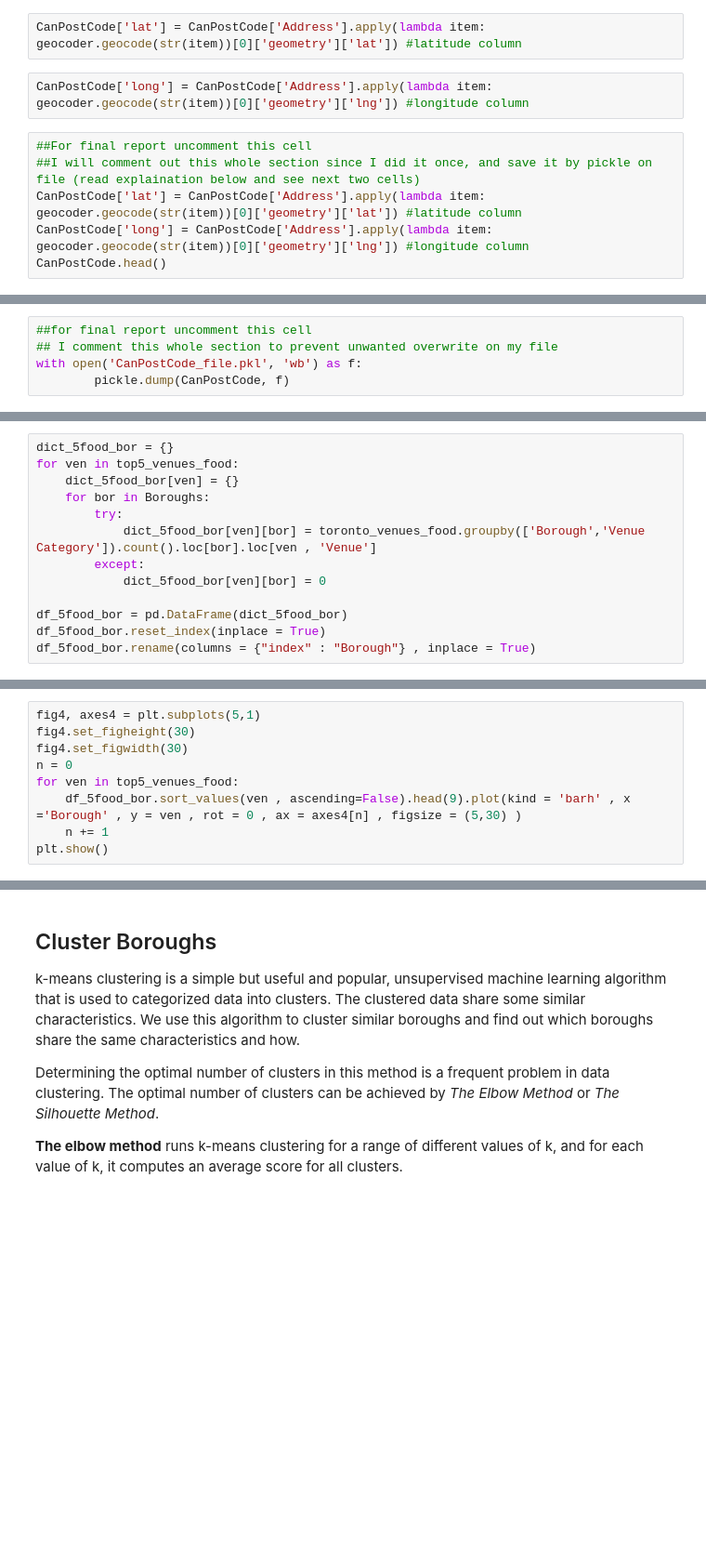
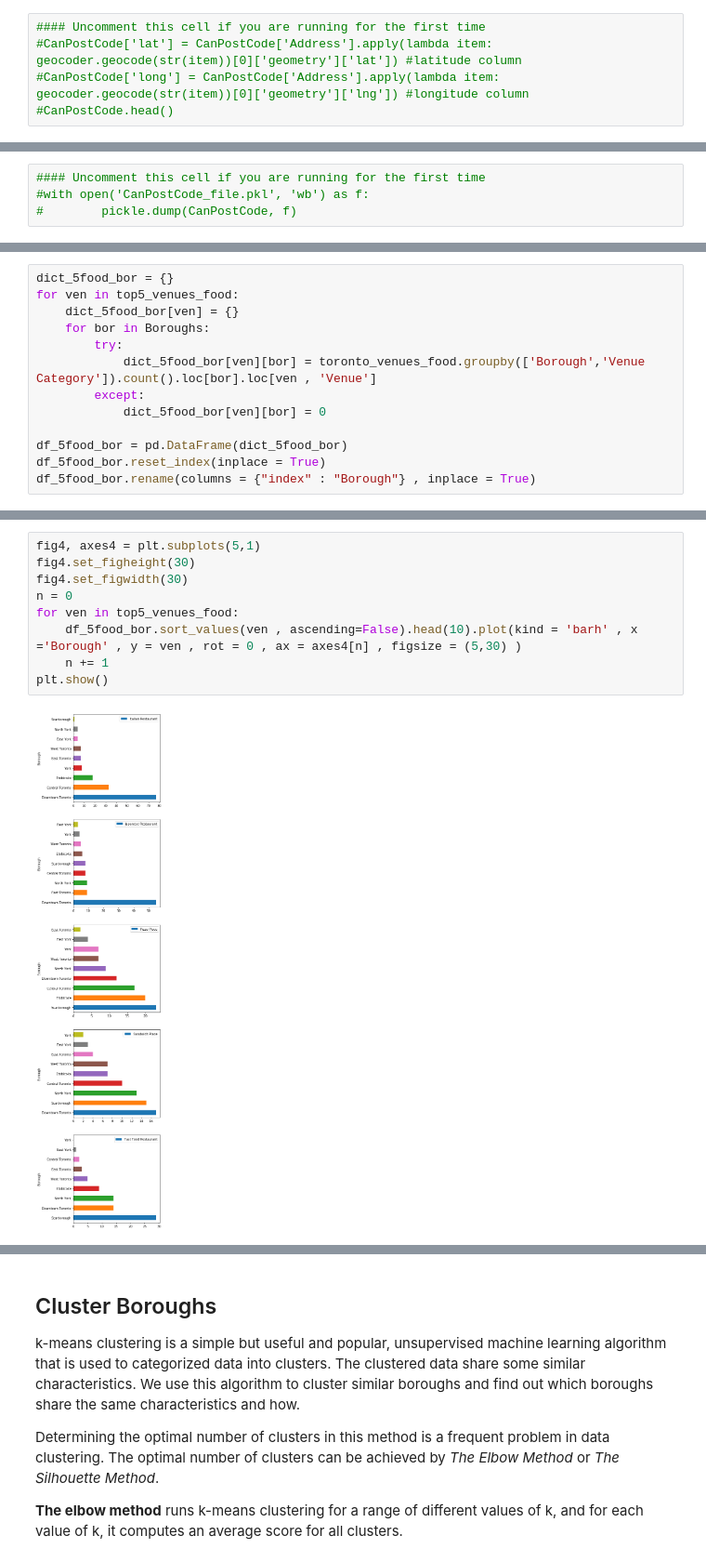
Before and after one commit to 1Mahraz/Coursera_Capstone, a Jupyter notebook: Exploring Toronto Neighborhood.ipynb, the cells around one changed output, grey strips where cells are left out. Shown at 93% size. Cells and saved outputs as stored; diff of their text form; blank space fills up the shorter version.

```diff
--- a/Exploring Toronto Neighborhood.ipynb
+++ b/Exploring Toronto Neighborhood.ipynb
@@ -228,22 +228,16 @@ CanPostCode.head()
 | 3 | M5A | Downtown Toronto | Harbourfront | Harbourfront, Downtown Toronto, T... |
 | 4 | M6A | North York | Lawrence Manor | Lawrence Manor, North York, Toron... |
 # %%
-CanPostCode['lat'] = CanPostCode['Address'].apply(lambda item: geocoder.geocode(str(item))[0]['geometry']['lat']) #latitude column
+#### Uncomment this cell if you are running for the first time
+#CanPostCode['lat'] = CanPostCode['Address'].apply(lambda item: geocoder.geocode(str(item))[0]['geometry']['lat']) #latitude column
+#CanPostCode['long'] = CanPostCode['Address'].apply(lambda item: geocoder.geocode(str(item))[0]['geometry']['lng']) #longitude column
+#CanPostCode.head()
-# %%
-CanPostCode['long'] = CanPostCode['Address'].apply(lambda item: geocoder.geocode(str(item))[0]['geometry']['lng']) #longitude column
-# %%
-##For final report uncomment this cell
-##I will comment out this whole section since I did it once, and save it by pickle on file (read explaination below and see next two cells)
-CanPostCode['lat'] = CanPostCode['Address'].apply(lambda item: geocoder.geocode(str(item))[0]['geometry']['lat']) #latitude column
-CanPostCode['long'] = CanPostCode['Address'].apply(lambda item: geocoder.geocode(str(item))[0]['geometry']['lng']) #longitude column
-CanPostCode.head()
 # %% [markdown]
 The process of converting addresses to their lat, long, coordinates could be very time consuming. Since I have not done the project in one sit, at this point, I save the above dataframe on the disk by **pickle**. Next time that I want to work on the rest of the code, I do not need to spend almost four minutes on creating the above dataframe.
 # %%
-##for final report uncomment this cell
-## I comment this whole section to prevent unwanted overwrite on my file
-with open('CanPostCode_file.pkl', 'wb') as f:
-        pickle.dump(CanPostCode, f)
+#### Uncomment this cell if you are running for the first time
+#with open('CanPostCode_file.pkl', 'wb') as f:
+#        pickle.dump(CanPostCode, f)
 # %%
 with open('CanPostCode_file.pkl', 'rb') as f:
         CanPostCode = pickle.load(f)
@@ -544,12 +700,14 @@ df_5food_bor
 # %%
 fig4, axes4 = plt.subplots(5,1)
 fig4.set_figheight(30)
 fig4.set_figwidth(30)
 n = 0
 for ven in top5_venues_food:
-    df_5food_bor.sort_values(ven , ascending=False).head(9).plot(kind = 'barh' , x ='Borough' , y = ven , rot = 0 , ax = axes4[n] , figsize = (5,30) )
+    df_5food_bor.sort_values(ven , ascending=False).head(10).plot(kind = 'barh' , x ='Borough' , y = ven , rot = 0 , ax = axes4[n] , figsize = (5,30) )
     n += 1
 plt.show()
+# %% [output]
+[figure, added]
 # %%
 df_5food_bor.set_index('Borough' , inplace = True)
 df_5food_bor
```
Also changed, not shown: parts of 68 cells of this notebook.
